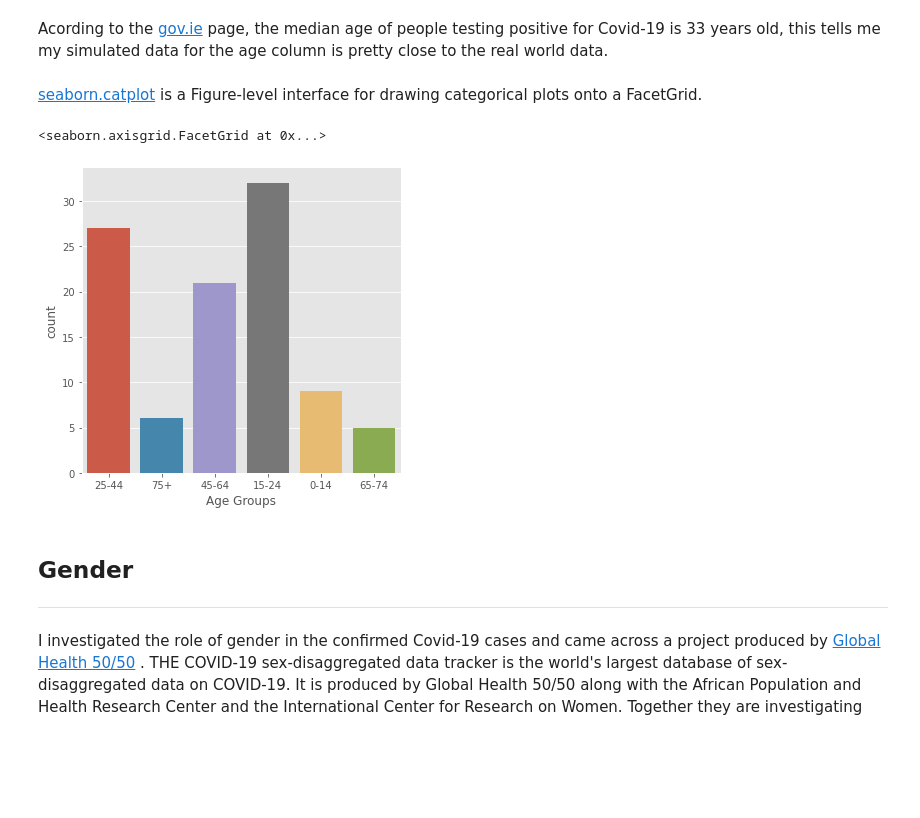
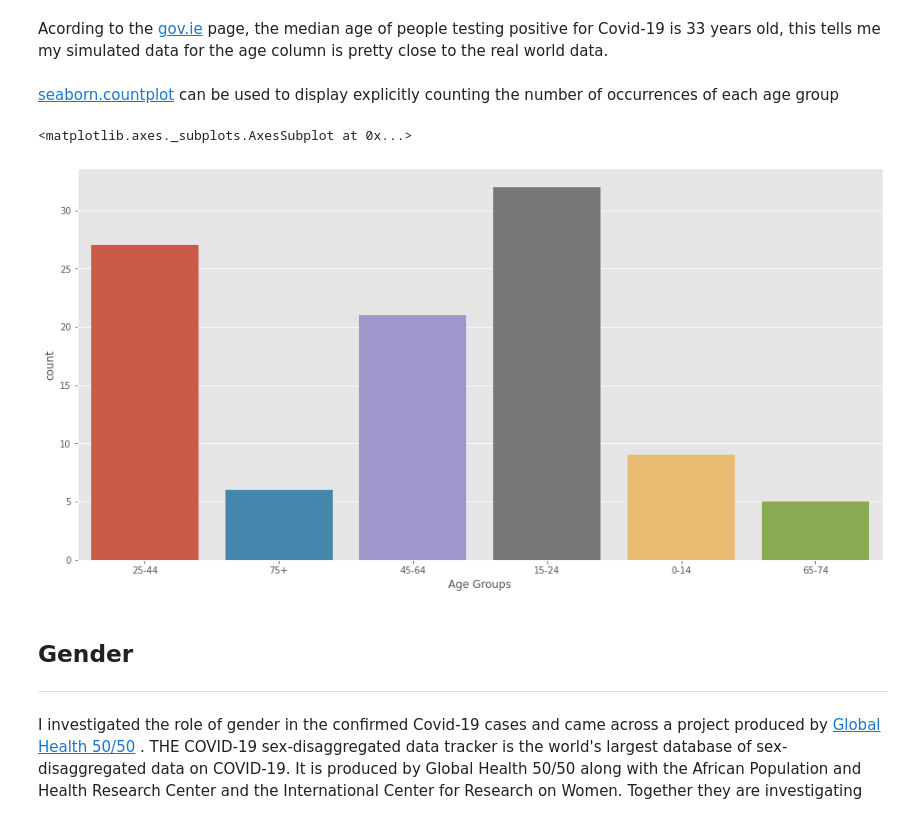
Before and after one commit to AineNicD/simulating-data, a Jupyter notebook: simulating-data.ipynb, the cells around one changed output. Drawn from its saved outputs; the diff is of its cells as text; code cells hidden in the pictures; blank space fills up the shorter version.

```diff
--- a/simulating-data.ipynb
+++ b/simulating-data.ipynb
@@ -365,13 +382,14 @@ Age    35.27
 dtype: float64
 # %% [markdown]
 Acording to the [gov.ie](https://www.gov.ie/en/press-release/db5a3-statement-from-the-national-public-health-emergency-team-friday-23-october/) page, the median age of people testing positive for Covid-19 is 33 years old, this tells me my simulated data for the age column is pretty close to the real world data.
-# %% [markdown]
-[seaborn.catplot](https://seaborn.pydata.org/generated/seaborn.catplot.html) is a Figure-level interface for drawing categorical plots onto a FacetGrid.
+# %% [markdown]
+[seaborn.countplot](https://seaborn.pydata.org/generated/seaborn.countplot.html) can be used to display explicitly counting the number of occurrences of each age group
 # %%
-sns.catplot(x="Age Groups", kind="count", data=dfsample)
+#countplot to count age groups
+sns.countplot(x='Age Groups',data=dfsample)
 # %% [output]
-<seaborn.axisgrid.FacetGrid at 0x...>
+<matplotlib.axes._subplots.AxesSubplot at 0x...>
-[figure, old version]
+[figure, new version]
 # %% [markdown]
 ## Gender
 ***
```
Also changed, not shown: parts of 63 cells of this notebook, 2 other files.
